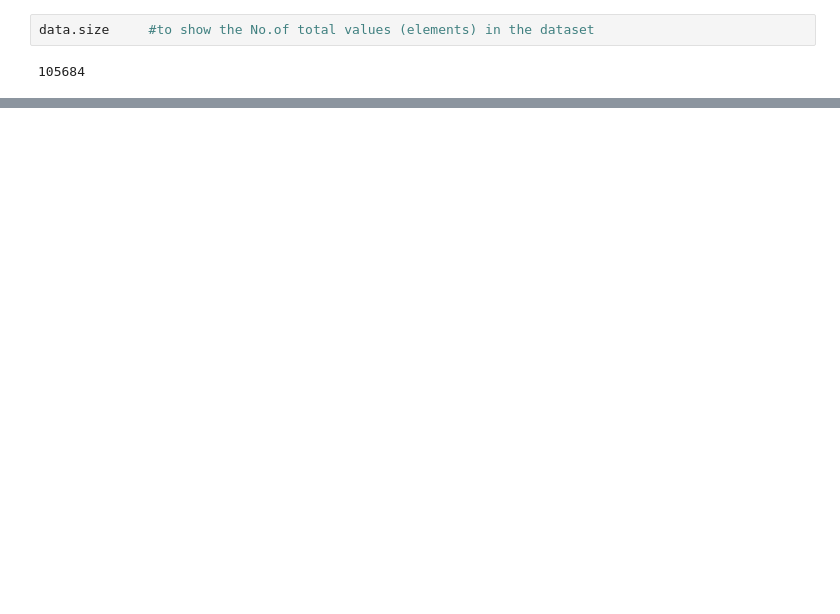
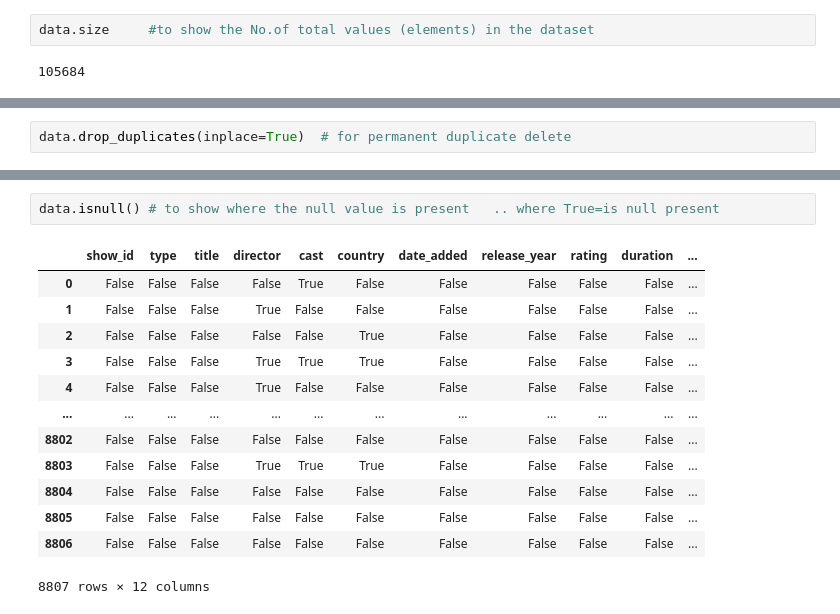
Before and after one commit to sagar-bhukya/netflix_data_analysis, a Jupyter notebook: netflix_project_DA.ipynb, the cells around one changed output, grey strips where cells are left out. Cells and saved outputs as stored; diff of their text form; blank space fills up the shorter version.

```diff
--- a/netflix_project_DA.ipynb
+++ b/netflix_project_DA.ipynb
@@ -72,0 +169,2 @@ Index(['show_id', 'type', 'title', 'director', 'cast', 'country', 'date_added',
+# %%
+data.drop_duplicates(inplace=True)  # for permanent duplicate delete
@@ -72,0 +198,16 @@ Index(['show_id', 'type', 'title', 'director', 'cast', 'country', 'date_added',
+# %%
+data.isnull() # to show where the null value is present   .. where True=is null present
+# %% [output]
+|  | show_id | type | title | director | cast | country | date_added | release_year | rating | duration | ... |
+| 0 | False | False | False | False | True | False | False | False | False | False | ... |
+| 1 | False | False | False | True | False | False | False | False | False | False | ... |
+| 2 | False | False | False | False | False | True | False | False | False | False | ... |
+| 3 | False | False | False | True | True | True | False | False | False | False | ... |
+| 4 | False | False | False | True | False | False | False | False | False | False | ... |
+| ... | ... | ... | ... | ... | ... | ... | ... | ... | ... | ... | ... |
+| 8802 | False | False | False | False | False | False | False | False | False | False | ... |
+| 8803 | False | False | False | True | True | True | False | False | False | False | ... |
+| 8804 | False | False | False | False | False | False | False | False | False | False | ... |
+| 8805 | False | False | False | False | False | False | False | False | False | False | ... |
+| 8806 | False | False | False | False | False | False | False | False | False | False | ... |
+8807 rows × 12 columns
```
Also changed, not shown: parts of 110 cells of this notebook.
